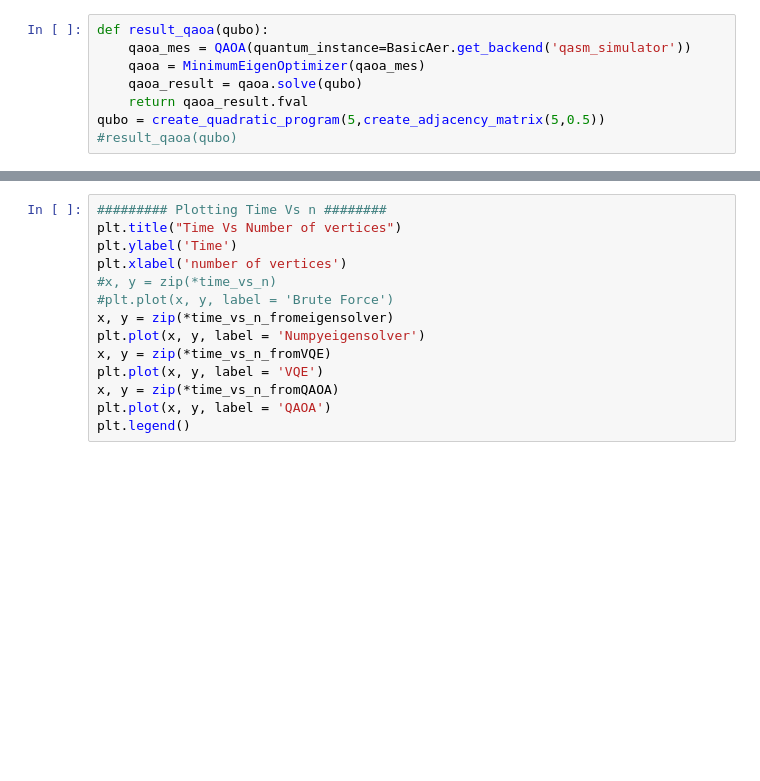
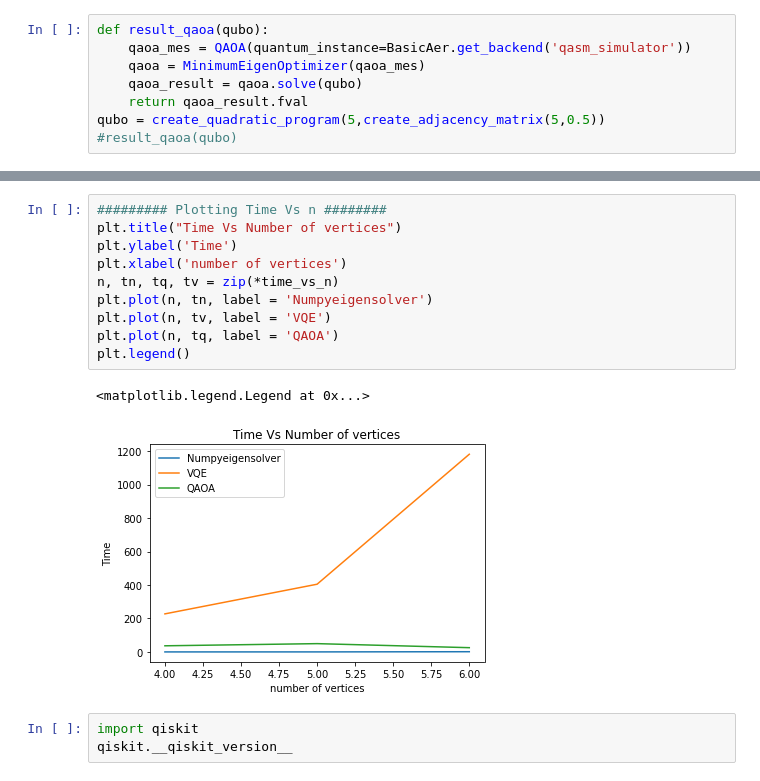
Before and after one commit to chit38/Benchmarking-Quantum-Algorithms-for-Combinatorial-Optimization-Problems, a Jupyter notebook: Coloring.ipynb, the cells around one changed output, grey strips where cells are left out. Drawn from its saved outputs; the diff is of its cells as text; blank space fills up the shorter version.

```diff
--- a/Coloring.ipynb
+++ b/Coloring.ipynb
@@ -202,14 +160,16 @@ plt.legend()
 # %%
 ######### Plotting Time Vs n ########
 plt.title("Time Vs Number of vertices")
 plt.ylabel('Time')
 plt.xlabel('number of vertices')
-#x, y = zip(*time_vs_n)
-#plt.plot(x, y, label = 'Brute Force')
-x, y = zip(*time_vs_n_fromeigensolver)
-plt.plot(x, y, label = 'Numpyeigensolver')
-x, y = zip(*time_vs_n_fromVQE)
-plt.plot(x, y, label = 'VQE')
-x, y = zip(*time_vs_n_fromQAOA)
-plt.plot(x, y, label = 'QAOA')
+n, tn, tq, tv = zip(*time_vs_n)
+plt.plot(n, tn, label = 'Numpyeigensolver')
+plt.plot(n, tv, label = 'VQE')
+plt.plot(n, tq, label = 'QAOA')
 plt.legend()
+# %% [output]
+<matplotlib.legend.Legend at 0x...>
+[figure, added]
+# %%
+import qiskit
+qiskit.__qiskit_version__
```
Also changed, not shown: parts of 10 cells of this notebook.
